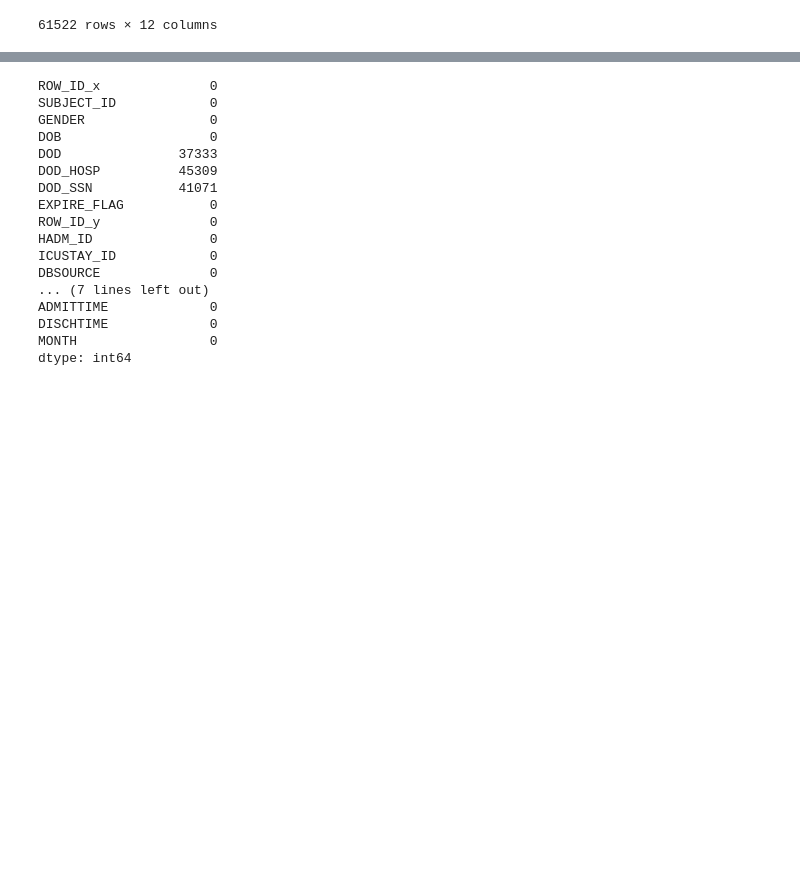
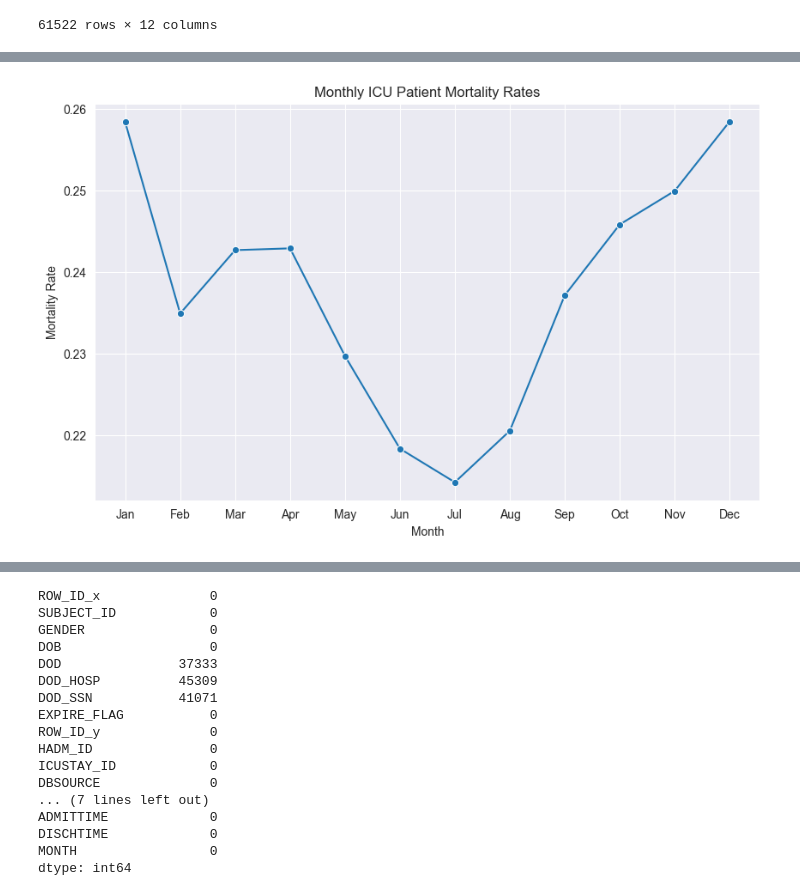
Before and after one commit to Math2130/MIMIC-III-Mortality-Analysis, a Jupyter notebook: VisualizationTime.ipynb, the cells around one changed output, grey strips where cells are left out. Saved outputs shown, nothing was run; the diff lists cells and outputs as text; code cells hidden in the pictures; blank space fills up the shorter version.

```diff
--- a/VisualizationTime.ipynb
+++ b/VisualizationTime.ipynb
@@ -86,0 +118,19 @@ final_df.shape
+# %%
+# For the month graph, we can group by the 'month' column alone and plot similarly
+monthly_mortality_month_only = monthly_mortality.groupby('month').agg(
+    total_deaths=('deaths', 'sum'),
+    total_icu_stays=('total_icu_stays', 'sum')
+).reset_index()
+monthly_mortality_month_only['mortality_rate'] = monthly_mortality_month_only['total_deaths'] / monthly_mortality_month_only['total_icu_stays']
+
+# Plot the mortality rate by month
+plt.figure(figsize=(10, 6))
+sns.lineplot(data=monthly_mortality_month_only, x='month', y='mortality_rate', marker='o')
+plt.title('Monthly ICU Patient Mortality Rates')
+plt.xlabel('Month')
+plt.ylabel('Mortality Rate')
+plt.xticks(range(1, 13), labels=['Jan', 'Feb', 'Mar', 'Apr', 'May', 'Jun', 'Jul', 'Aug', 'Sep', 'Oct', 'Nov', 'Dec'])
+plt.grid(True)
+plt.show()
+# %% [output]
+[figure, added]
```
Also changed, not shown: parts of 11 cells of this notebook.
